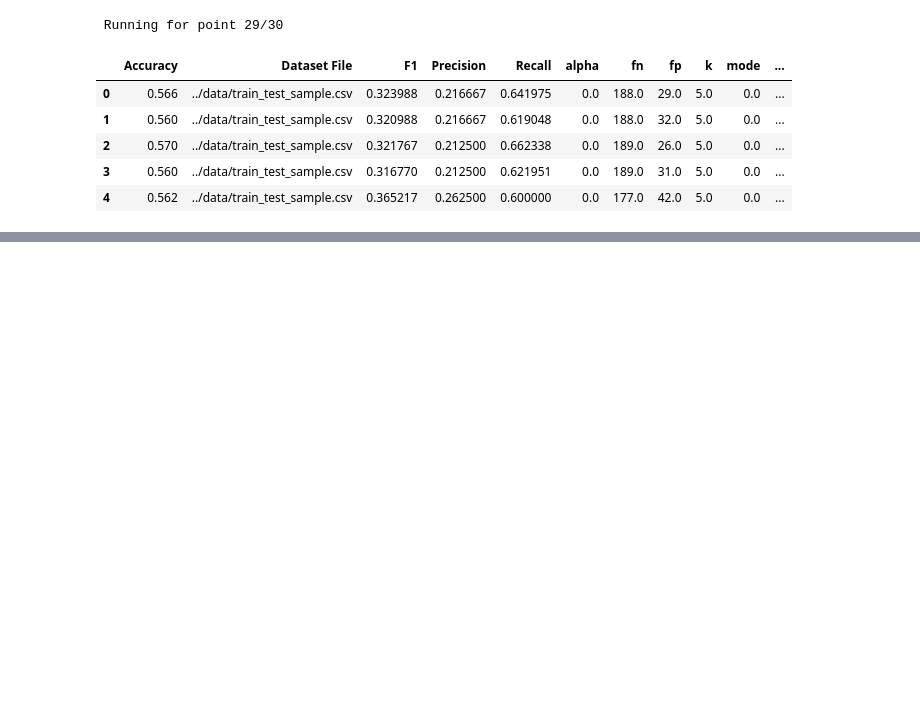
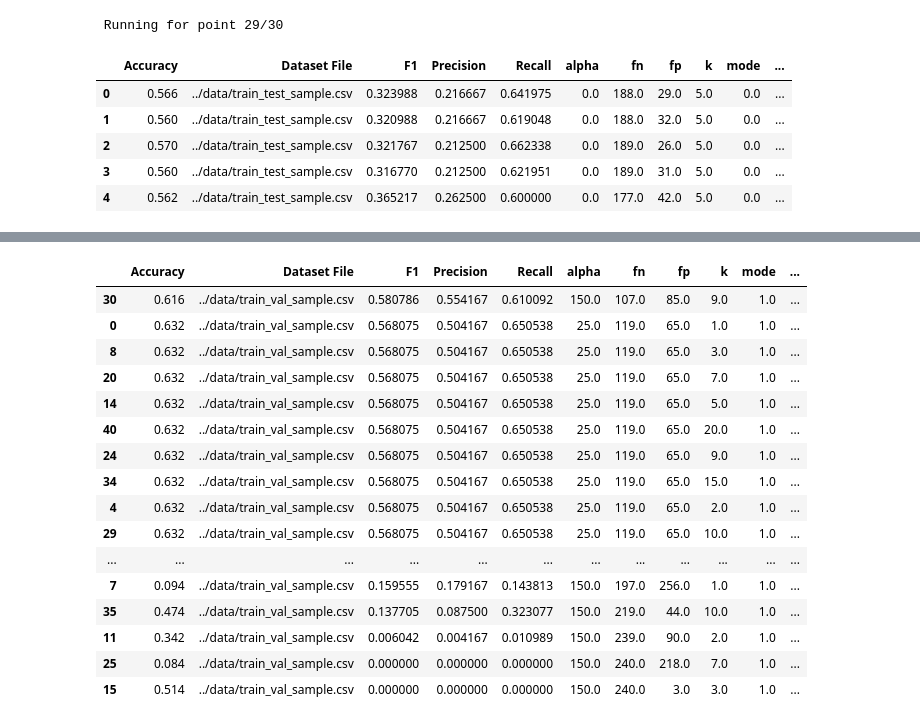
Before and after one commit to Angseton/SentimentAnalysis, a Jupyter notebook: experimentacion/Notebooks/Hyperparameter Tuning.ipynb, the cells around one changed output, grey strips where cells are left out. Saved outputs shown, nothing was run; the diff lists cells and outputs as text; code cells hidden in the pictures; blank space fills up the shorter version.

```diff
--- a/experimentacion/Notebooks/Hyperparameter Tuning.ipynb
+++ b/experimentacion/Notebooks/Hyperparameter Tuning.ipynb
@@ -176,14 +158,14 @@ def run_grid_in_parallel(grid, n_proc=4):
     return pd.DataFrame(results)
 
 grid_ranges = {
-    'dataset': ['../data/train_test_sample.csv'],
+    'dataset': ['../data/train_val_sample.csv'],
     'output_file': ['../../datos/out.csv'], # Todavia no hace nada
     'mode': [0],
     'k': [5],
     'alpha': [0],
-    'threshold_frecuency_low': [0.01, 0.05, 0.1, 0.15, 0.2, 0.25],
-    'threshold_frecuency_high': [0.8, 0.85, 0.9, 0.95, 0.99],
+    'threshold_frecuency_low': [0.01, 0.05, 0.1, 0.15, 0.2, 0.25, 0.3, 0.4, 0.5],
+    'threshold_frecuency_high': [0.7, 0.75, 0.8, 0.85, 0.9, 0.95, 0.99],
 }
 grid = list(build_grid(grid_ranges))
-run_grid_in_parallel(grid)
+res = run_grid_in_parallel(grid)
 # %% [output]
@@ -207,0 +187,34 @@ run_grid_in_parallel(grid)
+# %%
+import sys
+from multiprocessing import Pool
+
+def run_grid_in_parallel(grid, n_proc=4):
+    """Run a grid on n_proc workers"""
+    done, results = 0, []
+
+    def call_back(out):
+        nonlocal done
+        nonlocal results
+        results.append(out)
+        done += 1
+        print('\r', f'Point {done}/{len(grid)} done', end='         ')
+        sys.stdout.flush()
+
+    with Pool(n_proc) as pool:
+        for point in grid:
+            pool.apply_async(run, args=(EXEC_PATH, point, ), callback=call_back)
+        pool.close()
+        pool.join()
+    return pd.DataFrame(results)
+
+grid_ranges = {
+    'dataset': ['../data/train_val_sample.csv'],
+    'output_file': ['../../datos/out.csv'], # Todavia no hace nada
+    'mode': [1],
+    'k': [1, 2, 3, 5, 7, 9, 10, 15, 20],
+    'alpha': [25, 50, 75, 100, 150],
+    'threshold_frecuency_low': [0.01],
+    'threshold_frecuency_high': [0.99],
+}
+grid = list(build_grid(grid_ranges))
+res = run_grid_in_parallel(grid)
@@ -207,0 +230,20 @@ run_grid_in_parallel(grid)
+# %%
+res.sort_values('Precision', ascending=False)
+# %% [output]
+|  | Accuracy | Dataset File | F1 | Precision | Recall | alpha | fn | fp | k | mode | ... |
+| 30 | 0.616 | ../data/train_val_sample.csv | 0.580786 | 0.554167 | 0.610092 | 150.0 | 107.0 | 85.0 | 9.0 | 1.0 | ... |
+| 0 | 0.632 | ../data/train_val_sample.csv | 0.568075 | 0.504167 | 0.650538 | 25.0 | 119.0 | 65.0 | 1.0 | 1.0 | ... |
+| 8 | 0.632 | ../data/train_val_sample.csv | 0.568075 | 0.504167 | 0.650538 | 25.0 | 119.0 | 65.0 | 3.0 | 1.0 | ... |
+| 20 | 0.632 | ../data/train_val_sample.csv | 0.568075 | 0.504167 | 0.650538 | 25.0 | 119.0 | 65.0 | 7.0 | 1.0 | ... |
+| 14 | 0.632 | ../data/train_val_sample.csv | 0.568075 | 0.504167 | 0.650538 | 25.0 | 119.0 | 65.0 | 5.0 | 1.0 | ... |
+| 40 | 0.632 | ../data/train_val_sample.csv | 0.568075 | 0.504167 | 0.650538 | 25.0 | 119.0 | 65.0 | 20.0 | 1.0 | ... |
+| 24 | 0.632 | ../data/train_val_sample.csv | 0.568075 | 0.504167 | 0.650538 | 25.0 | 119.0 | 65.0 | 9.0 | 1.0 | ... |
+| 34 | 0.632 | ../data/train_val_sample.csv | 0.568075 | 0.504167 | 0.650538 | 25.0 | 119.0 | 65.0 | 15.0 | 1.0 | ... |
+| 4 | 0.632 | ../data/train_val_sample.csv | 0.568075 | 0.504167 | 0.650538 | 25.0 | 119.0 | 65.0 | 2.0 | 1.0 | ... |
+| 29 | 0.632 | ../data/train_val_sample.csv | 0.568075 | 0.504167 | 0.650538 | 25.0 | 119.0 | 65.0 | 10.0 | 1.0 | ... |
+| ... | ... | ... | ... | ... | ... | ... | ... | ... | ... | ... | ... |
+| 7 | 0.094 | ../data/train_val_sample.csv | 0.159555 | 0.179167 | 0.143813 | 150.0 | 197.0 | 256.0 | 1.0 | 1.0 | ... |
+| 35 | 0.474 | ../data/train_val_sample.csv | 0.137705 | 0.087500 | 0.323077 | 150.0 | 219.0 | 44.0 | 10.0 | 1.0 | ... |
+| 11 | 0.342 | ../data/train_val_sample.csv | 0.006042 | 0.004167 | 0.010989 | 150.0 | 239.0 | 90.0 | 2.0 | 1.0 | ... |
+| 25 | 0.084 | ../data/train_val_sample.csv | 0.000000 | 0.000000 | 0.000000 | 150.0 | 240.0 | 218.0 | 7.0 | 1.0 | ... |
+| 15 | 0.514 | ../data/train_val_sample.csv | 0.000000 | 0.000000 | 0.000000 | 150.0 | 240.0 | 3.0 | 3.0 | 1.0 | ... |
```
Also changed, not shown: parts of 5 cells of this notebook, 6 other files.
